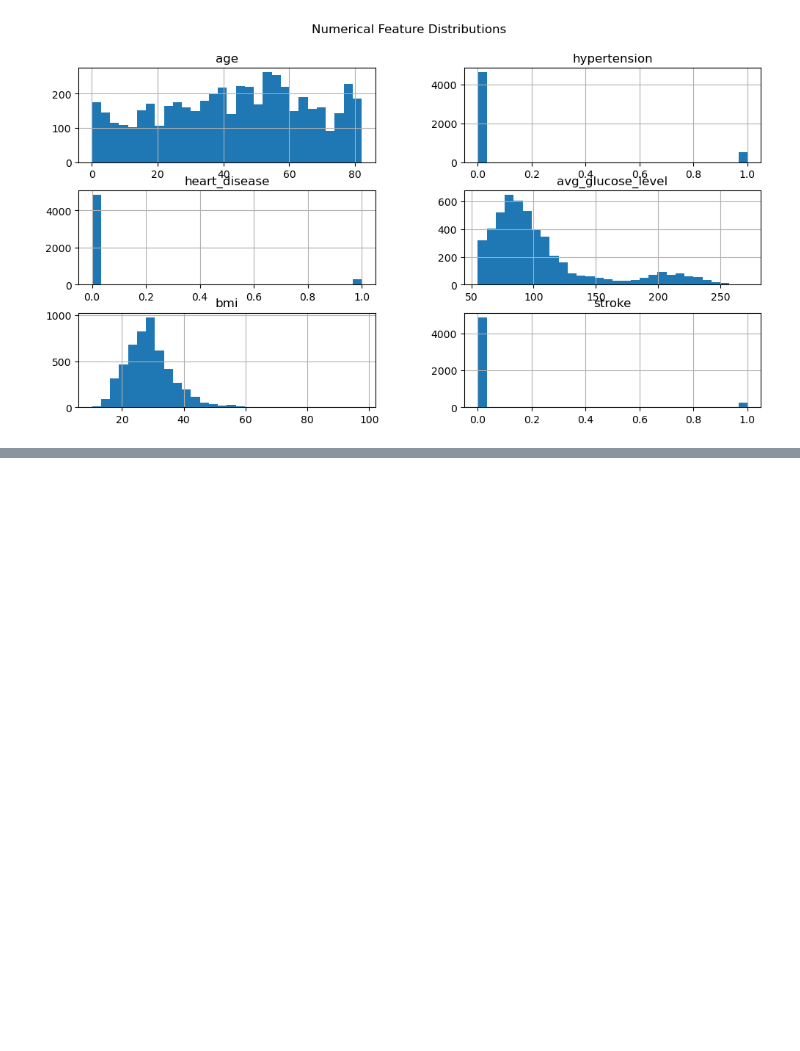
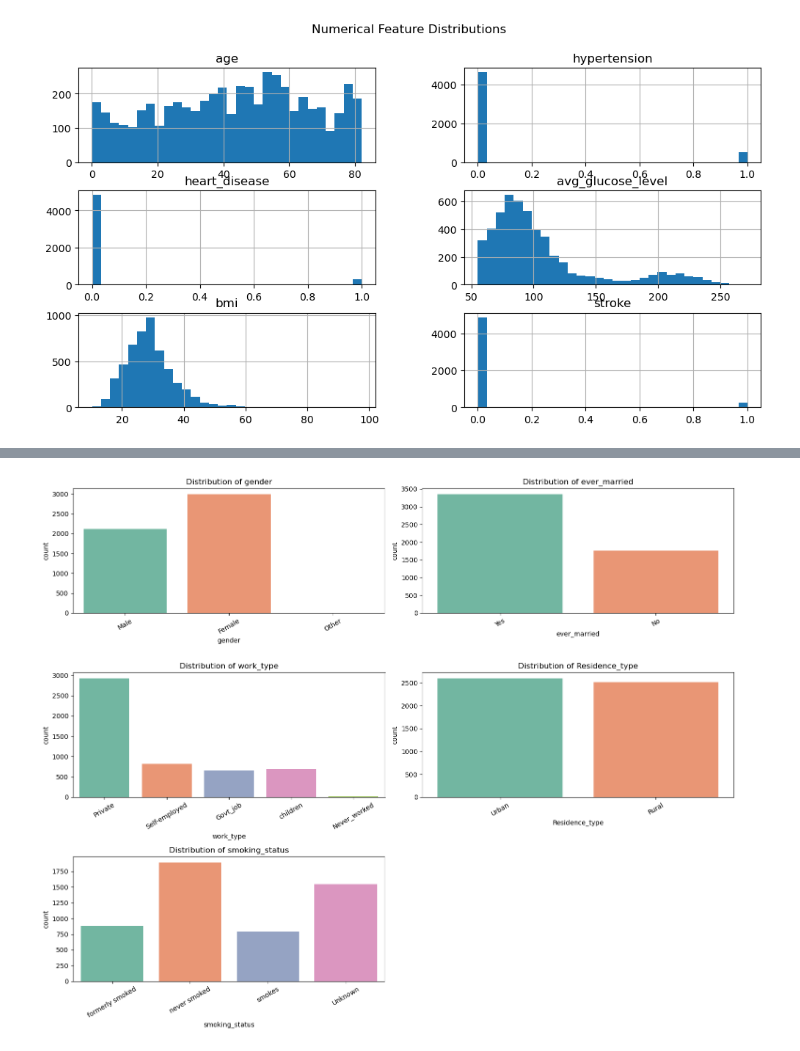
Before and after one commit to iamsermie/IDSS-ICA-2, a Jupyter notebook: stroke decision support system.ipynb, the cells around one changed output, grey strips where cells are left out. Drawn from its saved outputs; the diff is of its cells as text; code cells hidden in the pictures; blank space fills up the shorter version.

```diff
--- a/stroke decision support system.ipynb
+++ b/stroke decision support system.ipynb
@@ -175,0 +190,13 @@ plt.show()
+# %%
+plt.figure(figsize=(15, 12))
+
+for idx, col in enumerate(cat_cols, 1):
+    plt.subplot(3, 2, idx)
+    sns.countplot(data=df, x=col, palette='Set2')
+    plt.title(f'Distribution of {col}')
+    plt.xticks(rotation=30)
+
+plt.tight_layout()
+plt.show()
+# %% [output]
+[figure, added]
```
Also changed, not shown: parts of 11 cells of this notebook.
